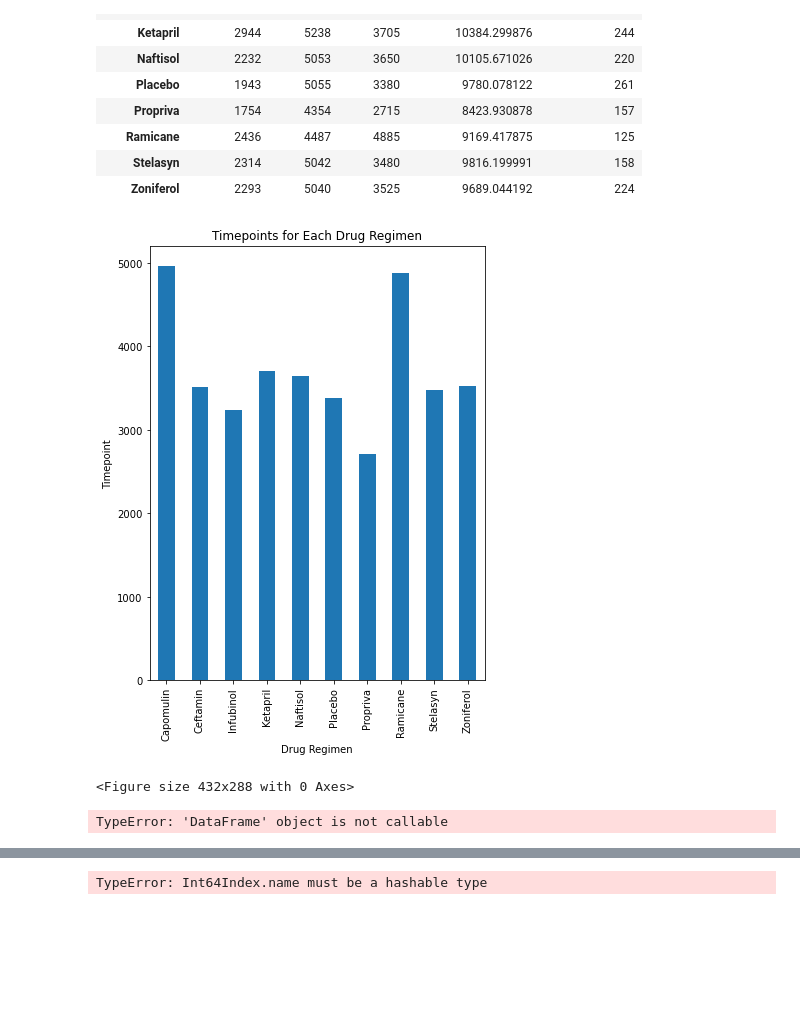
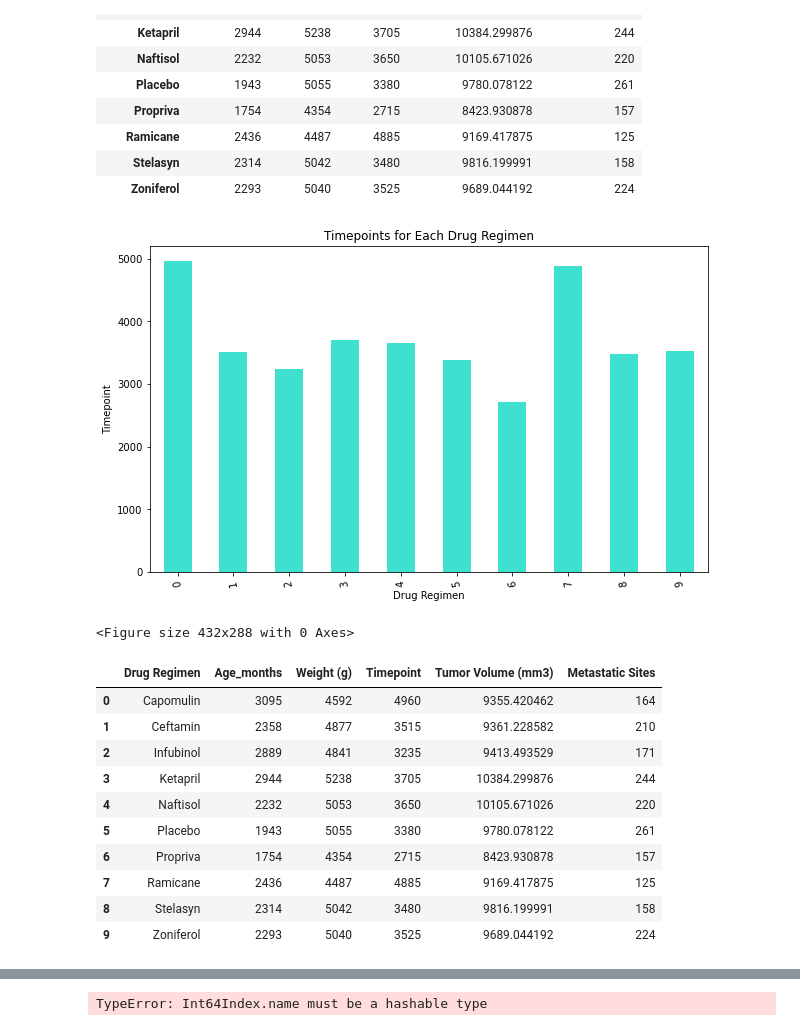
Before and after one commit to kaylajgranados/Pharmaceutical-Treatment-Testing, a Jupyter notebook: pymaceuticals_starter.ipynb, the cells around one changed output, grey strips where cells are left out. Saved outputs shown, nothing was run; the diff lists cells and outputs as text; code cells hidden in the pictures; blank space fills up the shorter version.

```diff
--- a/pymaceuticals_starter.ipynb
+++ b/pymaceuticals_starter.ipynb
@@ -173,19 +173,22 @@ drug_regimen
 # %%
 #Create a bar chart
 
 #this using Pandas' built-int plotting functions to create the bar chart
-# is there a way to change the colors?
 
 #is sum needed here if I summed above?
 count_timepoints= drug_regimen["Timepoint"].sum()
-count_chart = drug_regimen["Timepoint"].plot(kind='bar', figsize=(6,8))
+count_chart = drug_regimen["Timepoint"].plot(kind='bar', figsize=(10,6), color="turquoise")
 
 # Set the xlabel and ylabel using class methods
 count_chart.set_xlabel("Drug Regimen")
 count_chart.set_ylabel("Timepoint")
 count_chart.set_title("Timepoints for Each Drug Regimen")
+
+#Rotate X axis
+plt.xticks(rotation=100)
+
 plt.show()
 plt.tight_layout()
 # %% [output]
-[figure, old version]
+[figure, new version]
 <Figure size 432x288 with 0 Axes>
@@ -194,14 +195,15 @@ dr_reset = drug_regimen.reset_index
-# %%
-#Generate a bar plot showing the total number of timepoints for all mice tested for each drug regimen using pyplot.
-#This is using matplotlib functions for the bar chart
-#The issue is that drug regimen needs to be used as the x-axis here but it's set as the index from the last bar plot. I haven't figured out how to get around that.
-
-timepoint=drug_regimen("Timepoint")
-x_axis =drug_regimen("Drug Regimen")
-plt.bar(x_axis, timepoint, color='r', alpha=0.5, align="center")
-
-plt.title("Number of Mice Treatment by Drug Regimen")
-plt.xlabel("Count of Timepoints")
-plt.ylabel("Drug Regimen")
-# %% [output]
-TypeError: 'DataFrame' object is not callable
+# %%
+drug_regimen.reset_index(inplace=True)
+drug_regimen
+# %% [output]
+|  | Drug Regimen | Age_months | Weight (g) | Timepoint | Tumor Volume (mm3) | Metastatic Sites |
+| 0 | Capomulin | 3095 | 4592 | 4960 | 9355.420462 | 164 |
+| 1 | Ceftamin | 2358 | 4877 | 3515 | 9361.228582 | 210 |
+| 2 | Infubinol | 2889 | 4841 | 3235 | 9413.493529 | 171 |
+| 3 | Ketapril | 2944 | 5238 | 3705 | 10384.299876 | 244 |
+| 4 | Naftisol | 2232 | 5053 | 3650 | 10105.671026 | 220 |
+| 5 | Placebo | 1943 | 5055 | 3380 | 9780.078122 | 261 |
+| 6 | Propriva | 1754 | 4354 | 2715 | 8423.930878 | 157 |
+| 7 | Ramicane | 2436 | 4487 | 4885 | 9169.417875 | 125 |
+| 8 | Stelasyn | 2314 | 5042 | 3480 | 9816.199991 | 158 |
+| 9 | Zoniferol | 2293 | 5040 | 3525 | 9689.044192 | 224 |
```
Also changed, not shown: parts of 2 cells of this notebook.
